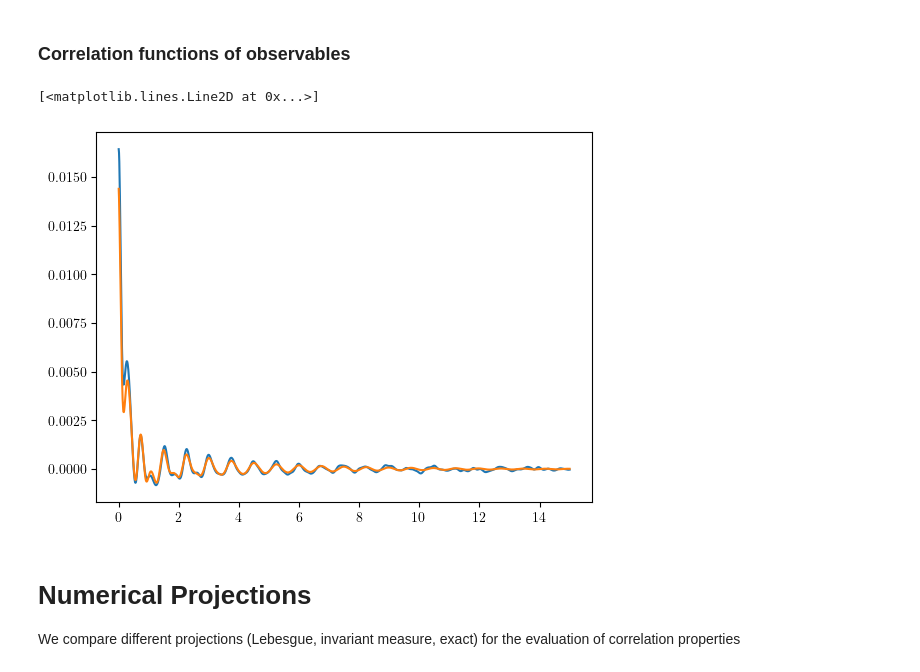
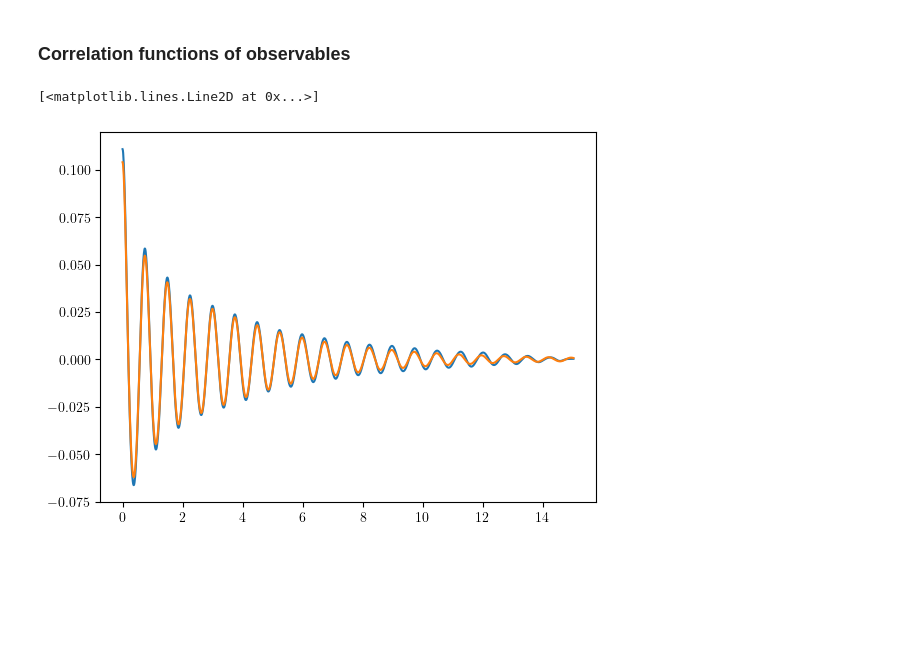
Before and after one commit to niccozagli/Response_Lorenz_Koopman, a Jupyter notebook: notebooks/new.ipynb, the cells around one changed output. Cells and saved outputs as stored; diff of their text form; code cells hidden in the pictures; blank space fills up the shorter version.

```diff
--- a/notebooks/new.ipynb
+++ b/notebooks/new.ipynb
@@ -91,13 +91,13 @@ Text(0.5, 0, '$t$')
 # %%
 ### Decomposition of observables on dictionary: exact decomposition
 decompositions = edmd.get_decomposition_observables()
-projections_dictionary = decompositions["z^2"]
+projections_dictionary = decompositions["z"]
 
 ### Decomposition on the svd basis
 projections_reduced = tsvd_regulariser.project_reduced_space(projections_dictionary)
 
 ### Decomposition on the selected Koopman eigenfunctions
-koopman_space = Projection_Koopman_Space(threshold_lambda=-100)
+koopman_space = Projection_Koopman_Space(threshold_lambda=-2)
 koopman_space.set_subspace(tsvd_regulariser)
 
 projections_koopman = koopman_space.project_to_koopman_space(projections_reduced)
@@ -107,14 +107,14 @@ K_corr = koopman_space.reconstruct_correlation_function(projections_koopman,proj
 # %%
 # Numerical correlation function
 x, y, z = scaled[:,0], scaled[:,1] ,scaled[:,2]
 
-obs = z**2
+obs = z
 lags, cf = get_acf(obs, nlags = nlags,Dt=Dt)
 cf_koop = np.asarray([K_corr(lag) for lag in lags])
 
 fig, ax = plt.subplots()
 ax.plot(lags,cf)
 ax.plot(lags,np.real(cf_koop))
 # %% [output]
 [<matplotlib.lines.Line2D at 0x...>]
-[figure, old version]
+[figure, new version]
@@ -146,3 +120,0 @@ plt.legend()
-# %% [markdown]
-# Numerical Projections
-We compare different projections (Lebesgue, invariant measure, exact) for the evaluation of correlation properties
```
Also changed, not shown: parts of 26 cells of this notebook.
